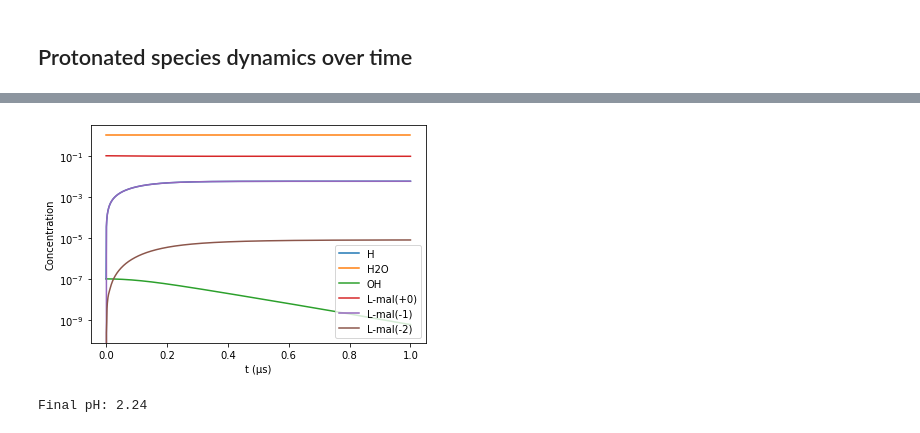
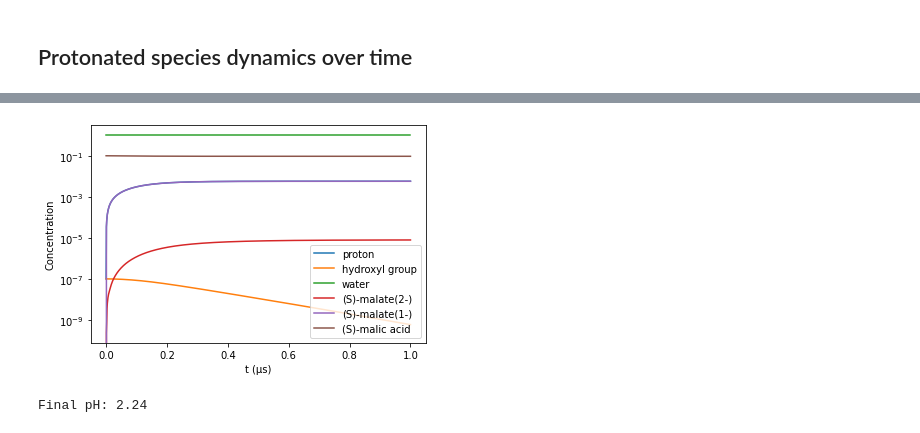
Before and after one commit to fdrusso/mosmo, a Jupyter notebook: notebooks/Buffered pH Dynamics.ipynb, the cells around one changed output, grey strips where cells are left out. Cells and saved outputs as stored; diff of their text form; code cells hidden in the pictures.

Commit message:
Reconcile ph_dynamics with other modules by using model.core.Molecule, and using pKa's in the same order as thermo.Thermodynamics. Add a few docstrings.

```diff
--- a/notebooks/Buffered pH Dynamics.ipynb
+++ b/notebooks/Buffered pH Dynamics.ipynb
@@ -22,2 +24,24 @@ KB = kb.configure_kb()
 # %% [markdown]
 ## From Glaser _et al_, malic acid equilibrium in water
+# %%
+malic = KB.get(KB.CHEBI, '30797')  # L-malate,  fully protonated
+malate_m2 = KB.get(KB.CHEBI, '15589')  # L-malate 2-
+
+# Not even ChEBI defines monoprotonated L-malate 1- (at either site).
+malate_m1 = Molecule(
+    _id='mal.L.1-',
+    name='(S)-malate(1-)',
+    formula='C4H5O5',
+    mass=133.08,
+    charge=-1,
+)
+
+# malates = ProtonationSequence([malate_m2, malate_m1, malic], thermo.pkas(malate_m2))
+malates = ProtonationSequence([malate_m2, malate_m1, malic], [5.10, 3.46])  # The values used in Glaser et al, not the same as eQuilibrator
+print(malates)
+
+# But ChEBI does define the full succinate series
+succinates = ProtonationSequence(
+    [KB.get(KB.CHEBI, '30031'), KB.get(KB.CHEBI, '30779'), KB.get(KB.CHEBI, '15741')],
+    thermo.pkas(KB.get(KB.CHEBI, '15741')))
+print(succinates)
@@ -24,7 +51,6 @@ KB = kb.configure_kb()
 # %%
-malate = AcidSet.for_acid('L-mal', 0, [3.46, 5.10])
-buffer = PhBuffer([malate])
-%time equilibrium = buffer.equilibrium(concs={('L-mal(+0)', 0): 0.1})
+buffer = PhBuffer([malates])
+%time equilibrium = buffer.equilibrium(concs={malic: 0.1})
 print(pd.Series(equilibrium))
 print(f'Final pH: {-np.log10(equilibrium[PROTON]):.2f}')
 # %% [output]
@@ -110,11 +136,11 @@ Wall time: 10.2 s
 # %% [markdown]
 ## Protonated species dynamics over time
 # %%
-%time sim = buffer.simulate(concs={('L-mal(+0)', 0): 0.1}, pH=7.0, end=1e-6, step=1e-9)
+%time sim = buffer.simulate(concs={malic: 0.1}, pH=7.0, end=1e-6, step=1e-9)
 pd.DataFrame(
     sim.y.T,
     index=sim.t * 1e6,
-    columns=[mol[0] for mol in buffer.mols],
+    columns=[mol.name for mol in buffer.species],
 ).plot(
     xlabel='t (μs)',
     ylabel='Concentration',
@@ -128,2 +154,2 @@ Wall time: 168 ms
-[figure, old version]
+[figure, new version]
 Final pH: 2.24
```
Also changed, not shown: parts of 7 cells of this notebook, 1 other file.
